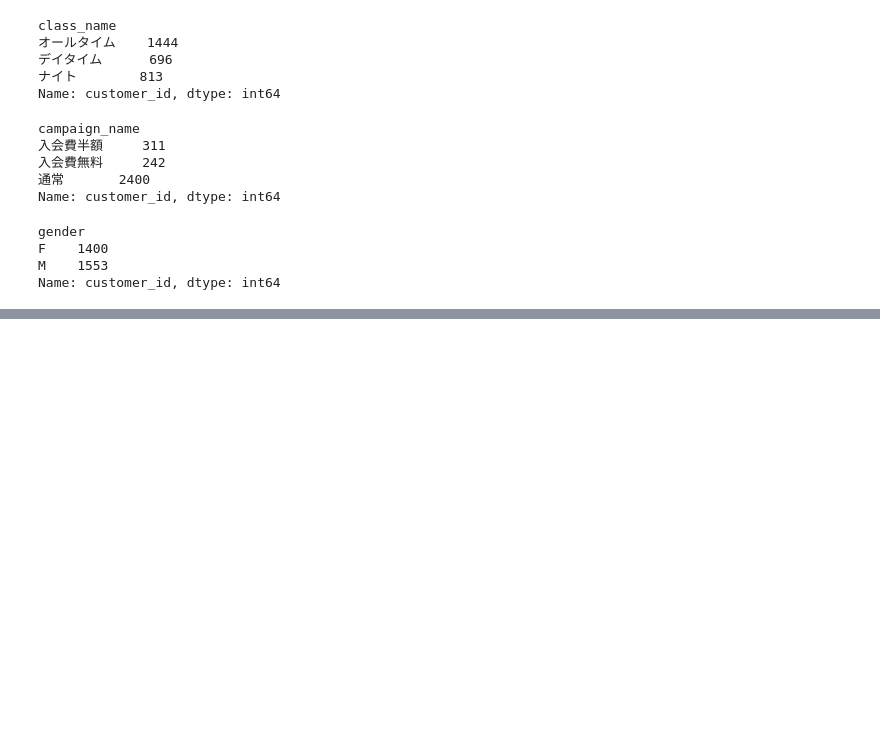
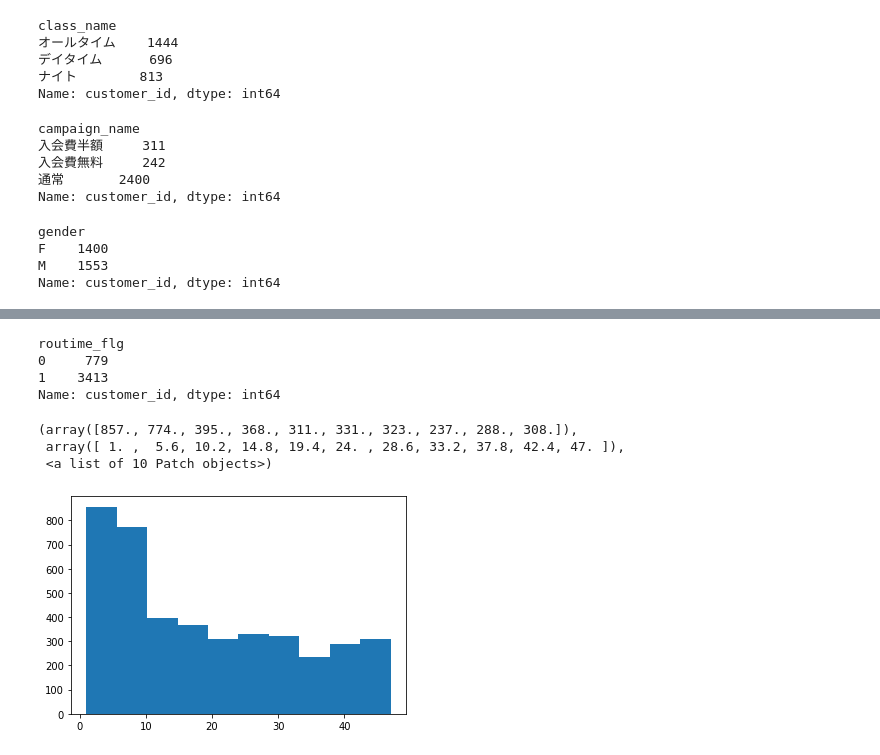
Before and after one commit to T-OKAY/study_001, a Jupyter notebook: study.ipynb, the cells around one changed output, grey strips where cells are left out. Cells and saved outputs as stored; diff of their text form; code cells hidden in the pictures; blank space fills up the shorter version.

```diff
--- a/study.ipynb
+++ b/study.ipynb
@@ -826,0 +855,6 @@ Name: customer_id, dtype: int64
+# %%
+#顧客毎の月/曜日別データの集計
+uselog["weekday"] = uselog["usedate"].dt.weekday                                                                                          #利用日を曜日に変換しweekdayタグを新設して格納
+uselog_weekday = uselog.groupby(["customer_id", "年月", "weekday"], as_index=False).count()[["customer_id", "年月", "weekday", "log_id"]] #顧客ID、年月、曜日で集計
+uselog_weekday.rename(columns={"log_id":"count"}, inplace=True)                                                                           #タグ名の変更
+uselog_weekday.head()
@@ -826,0 +868,6 @@ Name: customer_id, dtype: int64
+# %%
+#フラグの作成
+uselog_weekday = uselog_weekday.groupby("customer_id", as_index=False).max()[["customer_id", "count"]]  #顧客毎のカウントの最大値を取得
+uselog_weekday["routime_flg"] = 0                                                                       #routime_flgタグを新設して0を代入
+uselog_weekday["routime_flg"] = uselog_weekday["routime_flg"].where(uselog_weekday["count"]<4, 1)       #count値が4未満のとき,そのまま、4未満でないとき1を代入
+uselog_weekday.head()
@@ -826,0 +881,5 @@ Name: customer_id, dtype: int64
+# %%
+#顧客データと利用履歴データの結合
+customer_join = pd.merge(customer_join, uselog_customer, on="customer_id", how="left")                                #顧客データと利用履歴データを顧客IDで結合
+customer_join = pd.merge(customer_join, uselog_weekday[["customer_id", "routime_flg"]], on="customer_id", how="left") #結合したデータと顧客ID毎のroutimeを結合
+customer_join.head()
@@ -826,0 +914,10 @@ Name: customer_id, dtype: int64
+# %%
+#会員期間の計算
+customer_join["calc_date"] = customer_join["end_date"]
+customer_join["calc_date"] = customer_join["end_date"].fillna(pd.to_datetime("20190430"))         #欠損値に20190430を代入
+customer_join["menbership_period"] = 0
+for i in range(len(customer_join)):
+  delta = relativedelta(customer_join["calc_date"].iloc[i], customer_join["start_date"].iloc[i])  #加入日と退会日の期間を計算
+  customer_join["menbership_period"].iloc[i] = delta.years*12 + delta.months                      #算出した期間を月単位に変換してmenbership_periodタグに代入
+
+customer_join.head()
@@ -826,0 +948,16 @@ Name: customer_id, dtype: int64
+# %%
+#routtime_flgの集計
+customer_join.groupby("routime_flg").count()["customer_id"]
+# %% [output]
+routime_flg
+0     779
+1    3413
+Name: customer_id, dtype: int64
+# %%
+#会員期間の分布を棒グラフで可視化
+plt.hist(customer_join["menbership_period"])
+# %% [output]
+(array([857., 774., 395., 368., 311., 331., 323., 237., 288., 308.]),
+ array([ 1. ,  5.6, 10.2, 14.8, 19.4, 24. , 28.6, 33.2, 37.8, 42.4, 47. ]),
+ <a list of 10 Patch objects>)
+[figure, added]
```
Also changed, not shown: parts of 13 cells of this notebook.
